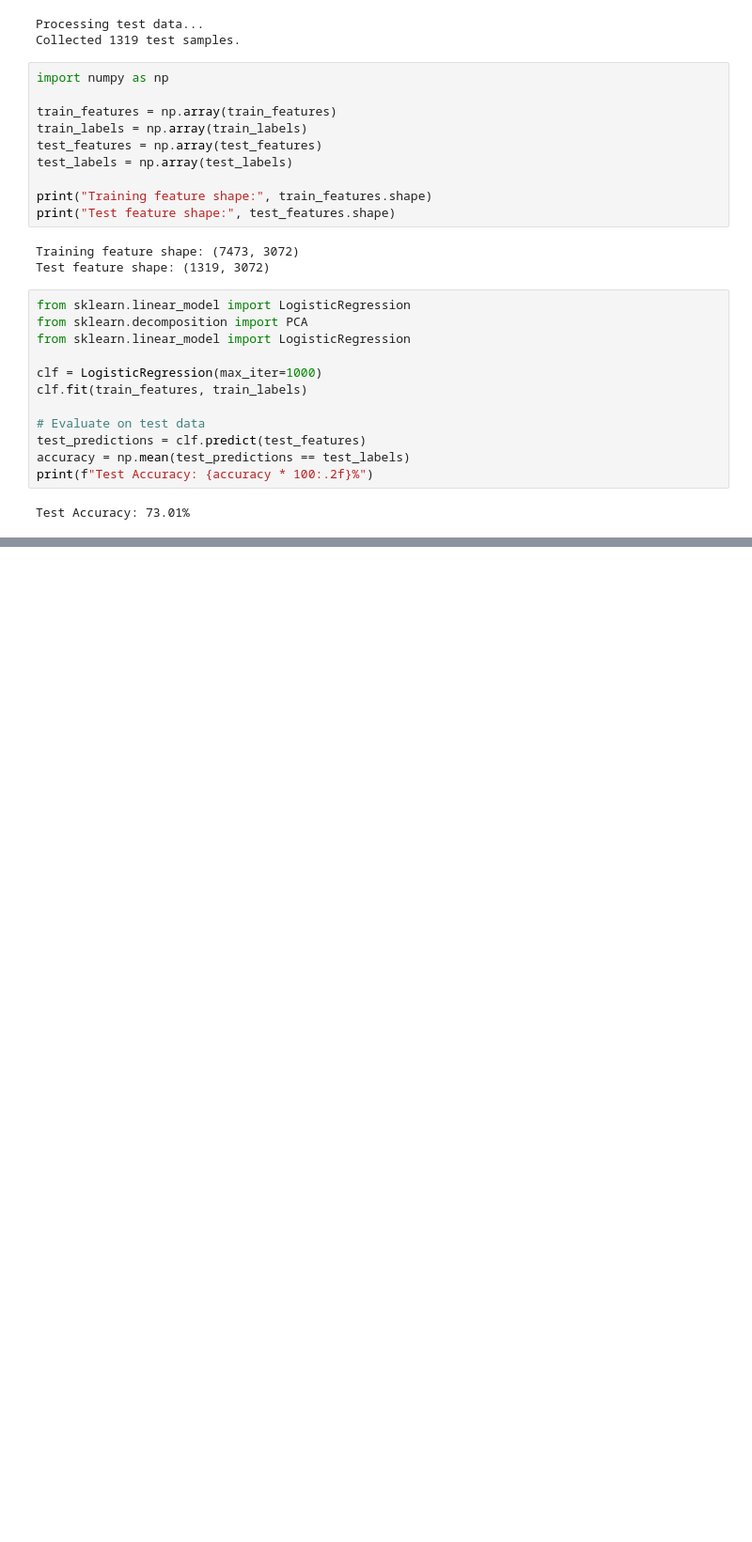
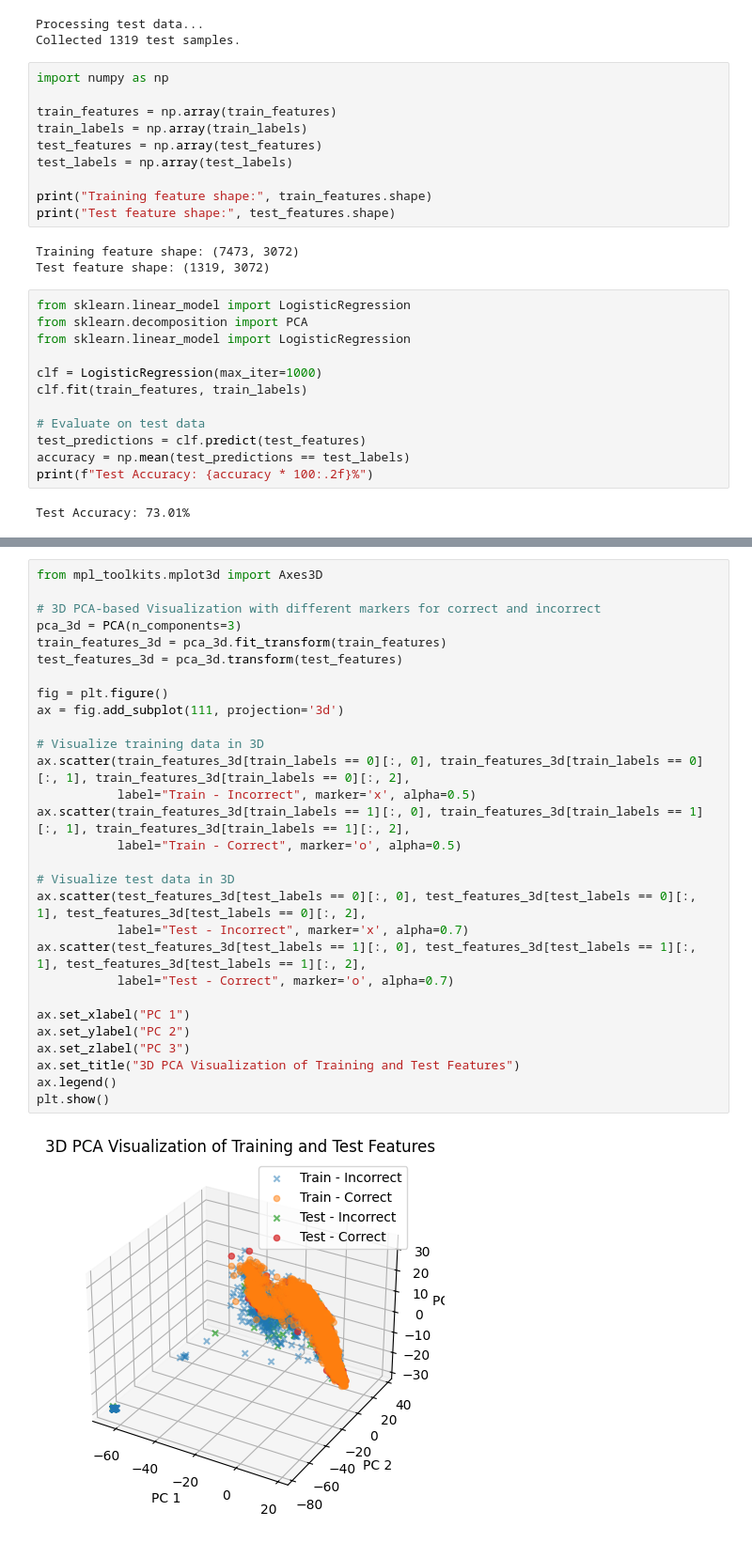
Before and after one commit to SewoongLee/probing-reasoning, a Jupyter notebook: probe-hidden-states-llama-3.2-3B-Instruct-gsm8k-performance.ipynb, the cells around one changed output, grey strips where cells are left out. Shown: that part at 94% size. Cells and saved outputs as stored; diff of their text form; blank space fills up the shorter version.

```diff
--- a/probe-hidden-states-llama-3.2-3B-Instruct-gsm8k-performance.ipynb
+++ b/probe-hidden-states-llama-3.2-3B-Instruct-gsm8k-performance.ipynb
@@ -292,0 +293,31 @@ plt.show()
+# %%
+from mpl_toolkits.mplot3d import Axes3D
+
+# 3D PCA-based Visualization with different markers for correct and incorrect
+pca_3d = PCA(n_components=3)
+train_features_3d = pca_3d.fit_transform(train_features)
+test_features_3d = pca_3d.transform(test_features)
+
+fig = plt.figure()
+ax = fig.add_subplot(111, projection='3d')
+
+# Visualize training data in 3D
+ax.scatter(train_features_3d[train_labels == 0][:, 0], train_features_3d[train_labels == 0][:, 1], train_features_3d[train_labels == 0][:, 2],
+           label="Train - Incorrect", marker='x', alpha=0.5)
+ax.scatter(train_features_3d[train_labels == 1][:, 0], train_features_3d[train_labels == 1][:, 1], train_features_3d[train_labels == 1][:, 2],
+           label="Train - Correct", marker='o', alpha=0.5)
+
+# Visualize test data in 3D
+ax.scatter(test_features_3d[test_labels == 0][:, 0], test_features_3d[test_labels == 0][:, 1], test_features_3d[test_labels == 0][:, 2],
+           label="Test - Incorrect", marker='x', alpha=0.7)
+ax.scatter(test_features_3d[test_labels == 1][:, 0], test_features_3d[test_labels == 1][:, 1], test_features_3d[test_labels == 1][:, 2],
+           label="Test - Correct", marker='o', alpha=0.7)
+
+ax.set_xlabel("PC 1")
+ax.set_ylabel("PC 2")
+ax.set_zlabel("PC 3")
+ax.set_title("3D PCA Visualization of Training and Test Features")
+ax.legend()
+plt.show()
+# %% [output]
+[figure, added]
```
Also changed, not shown: parts of 1 cell of this notebook.
